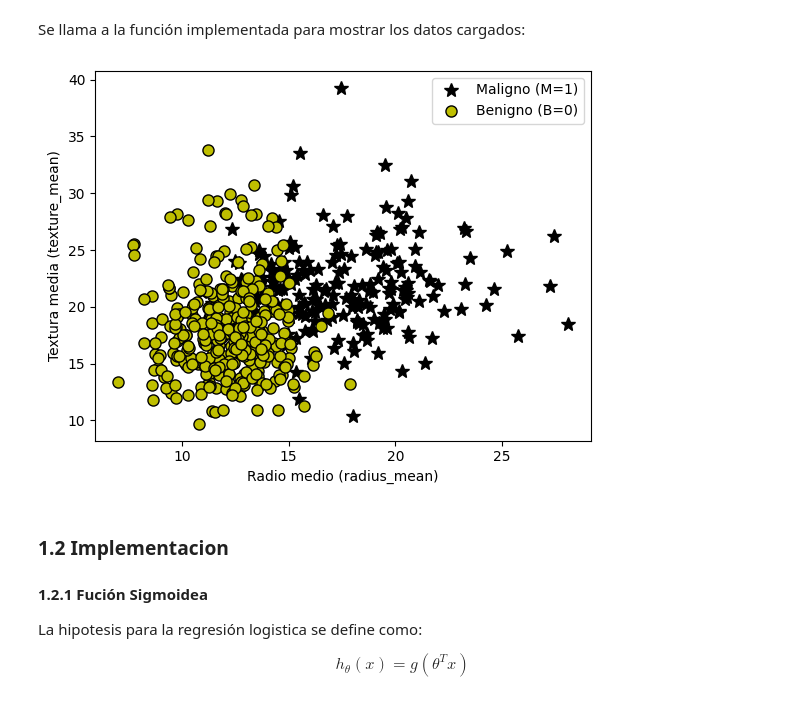
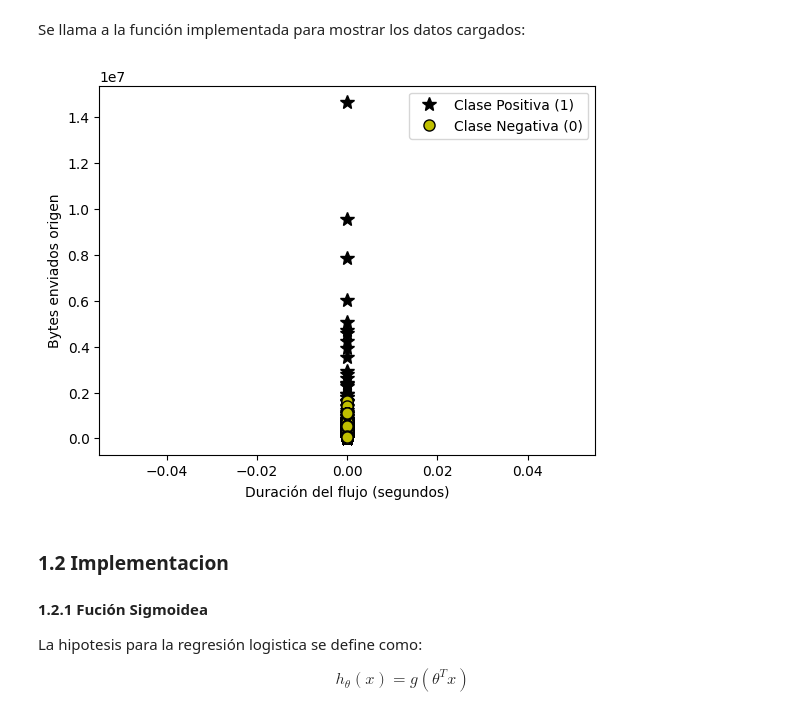
Before and after one commit to CristianJaldinPereira/Inteligencia-Artificil-1, a Jupyter notebook: Laboratorios/Lab4/lab4.ipynb, the cells around one changed output. Cells and saved outputs as stored; diff of their text form; code cells hidden in the pictures.

```diff
--- a/Laboratorios/Lab4/lab4.ipynb
+++ b/Laboratorios/Lab4/lab4.ipynb
@@ -34,30 +33,0 @@ Drive already mounted at /content/drive; to attempt to forcibly remount, call dr
-# %%
-# Cargar datos
-# Las dos primeras columnas contienen la nota de dos examenes y la tercera columna
-# contiene la etiqueta que indica si el alumno ingreso o no a la universidad.
-
-# Usar pandas para cargar el CSV, que es más robusto para archivos CSV.
-data_df = pd.read_csv('/content/drive/MyDrive/IA 1/datasets/Breast Cancer Wisconsin.csv', header=None)
-
-# Establecer los nombres de las columnas desde la primera fila y luego eliminar esa fila
-data_df.columns = data_df.iloc[0]
-data_df = data_df[1:].reset_index(drop=True)
-
-# Convertir la columna 'diagnosis' a valores numéricos (M=1, B=0)
-data_df['diagnosis'] = data_df['diagnosis'].map({'M': 1, 'B': 0}).astype(int)
-
-# Eliminar la columna 'id' que no es una característica predictiva
-data_df = data_df.drop(columns=['id'])
-
-# Todas las demás columnas deben ser numéricas para X
-X_full = data_df.drop(columns=['diagnosis']).astype(float)
-y_full = data_df['diagnosis']
-
-# Para la visualización inicial con plotData, seleccionamos las primeras dos características numéricas relevantes:
-# Por ejemplo, 'radius_mean' y 'texture_mean'
-# Asegúrate de que los nombres de las columnas que usas aquí existan en tu dataset
-X = X_full[['radius_mean', 'texture_mean']].values
-y = y_full.values
-
-print("Primeras 5 filas de X:\n", X[:5])
-print("Primeras 5 filas de y:\n", y[:5])
@@ -93,13 +112,14 @@ def plotData(X, y):
 Se llama a la función implementada para mostrar los datos cargados:
 # %%
 plotData(X, y)
-# adiciona etiquetas para los ejes
-pyplot.xlabel('Radio medio (radius_mean)')
-pyplot.ylabel('Textura media (texture_mean)')
-pyplot.legend(['Maligno (M=1)', 'Benigno (B=0)'])
+# adiciona etiquetas para los ejes, reflejando las nuevas características
+pyplot.xlabel('Duración del flujo (segundos)')
+pyplot.ylabel('Bytes enviados origen')
+# Actualizar la leyenda para reflejar la clasificación binaria genérica para este dataset
+pyplot.legend(['Clase Positiva (1)', 'Clase Negativa (0)'])
 pass
 # %% [output]
-[figure, old version]
+[figure, new version]
 # %% [markdown]
 <a id="section1"></a>
 ### 1.2 Implementacion
```
Also changed, not shown: parts of 9 cells of this notebook, 3 other files.
